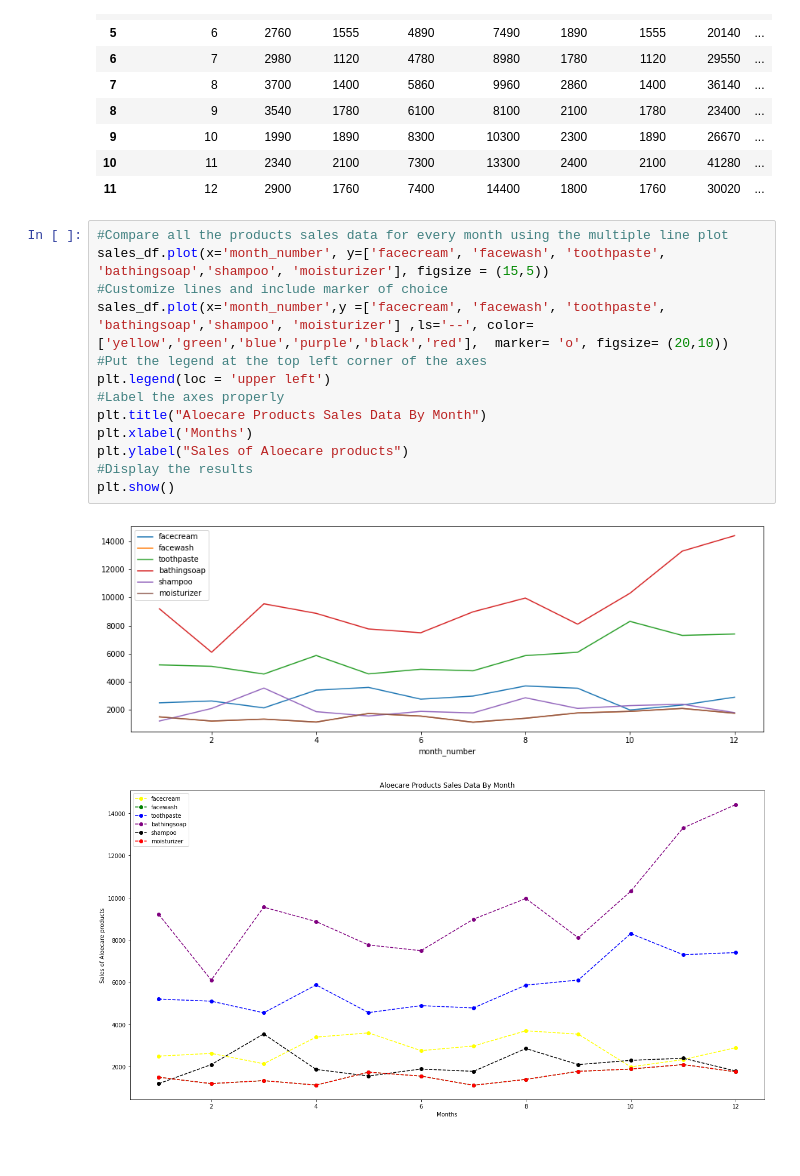
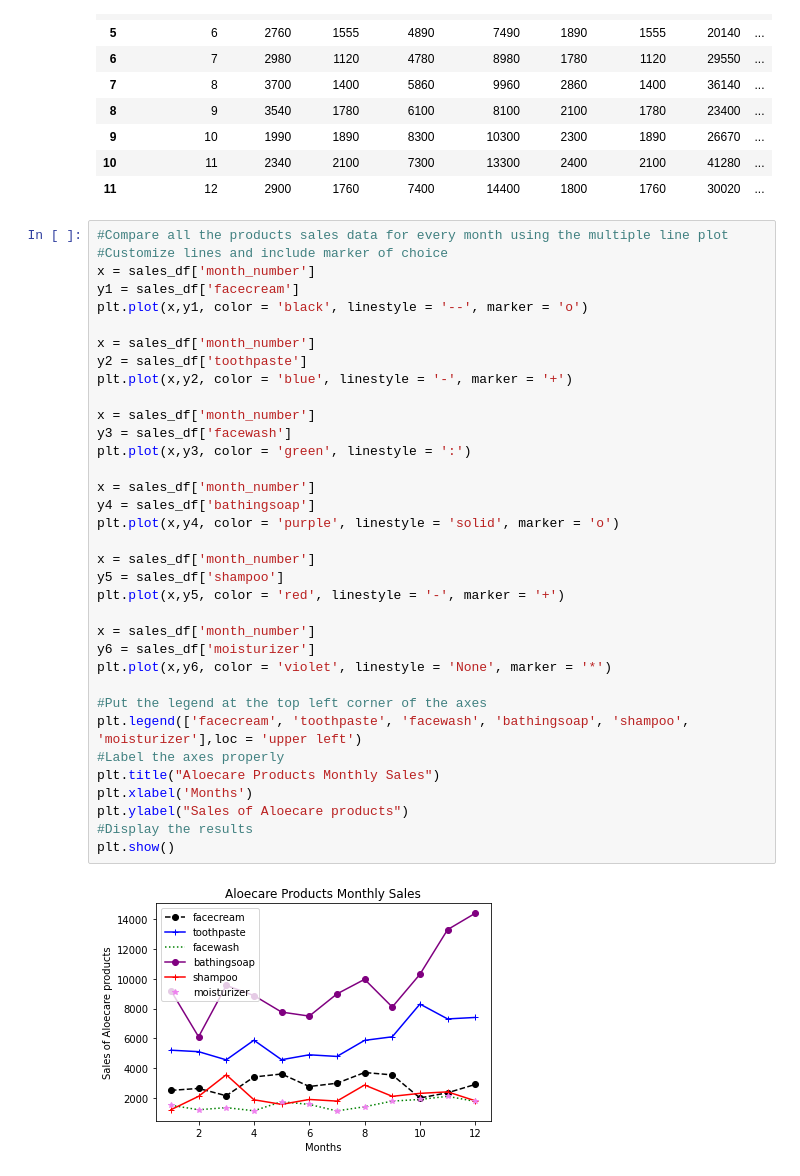
Before and after one commit to Kaltnaike/SGA_Projects_1, a Jupyter notebook: company_sales.ipynb, the cells around one changed output. Saved outputs shown, nothing was run; the diff lists cells and outputs as text; blank space fills up the shorter version.

Commit message:
Aloecare Products Monthly Sales

```diff
--- a/company_sales.ipynb
+++ b/company_sales.ipynb
@@ -24,17 +24,38 @@ sales_df
 | 11 | 12 | 2900 | 1760 | 7400 | 14400 | 1800 | 1760 | 30020 | ... |
 # %%
 #Compare all the products sales data for every month using the multiple line plot
-sales_df.plot(x='month_number', y=['facecream', 'facewash', 'toothpaste', 'bathingsoap','shampoo', 'moisturizer'], figsize = (15,5))
 #Customize lines and include marker of choice
-sales_df.plot(x='month_number',y =['facecream', 'facewash', 'toothpaste', 'bathingsoap','shampoo', 'moisturizer'] ,ls='--', color=['yellow','green','blue','purple','black','red'],  marker= 'o', figsize= (20,10))
+x = sales_df['month_number']
+y1 = sales_df['facecream']
+plt.plot(x,y1, color = 'black', linestyle = '--', marker = 'o')
+
+x = sales_df['month_number']
+y2 = sales_df['toothpaste']
+plt.plot(x,y2, color = 'blue', linestyle = '-', marker = '+')
+
+x = sales_df['month_number']
+y3 = sales_df['facewash']
+plt.plot(x,y3, color = 'green', linestyle = ':')
+
+x = sales_df['month_number']
+y4 = sales_df['bathingsoap']
+plt.plot(x,y4, color = 'purple', linestyle = 'solid', marker = 'o')
+
+x = sales_df['month_number']
+y5 = sales_df['shampoo']
+plt.plot(x,y5, color = 'red', linestyle = '-', marker = '+')
+
+x = sales_df['month_number']
+y6 = sales_df['moisturizer']
+plt.plot(x,y6, color = 'violet', linestyle = 'None', marker = '*')
+
 #Put the legend at the top left corner of the axes
-plt.legend(loc = 'upper left')
+plt.legend(['facecream', 'toothpaste', 'facewash', 'bathingsoap', 'shampoo', 'moisturizer'],loc = 'upper left')
 #Label the axes properly
-plt.title("Aloecare Products Sales Data By Month")
+plt.title("Aloecare Products Monthly Sales")
 plt.xlabel('Months')
 plt.ylabel("Sales of Aloecare products")
 #Display the results
 plt.show()
 # %% [output]
-[figure, old version]
+[figure, new version]
-[figure, removed]
```
